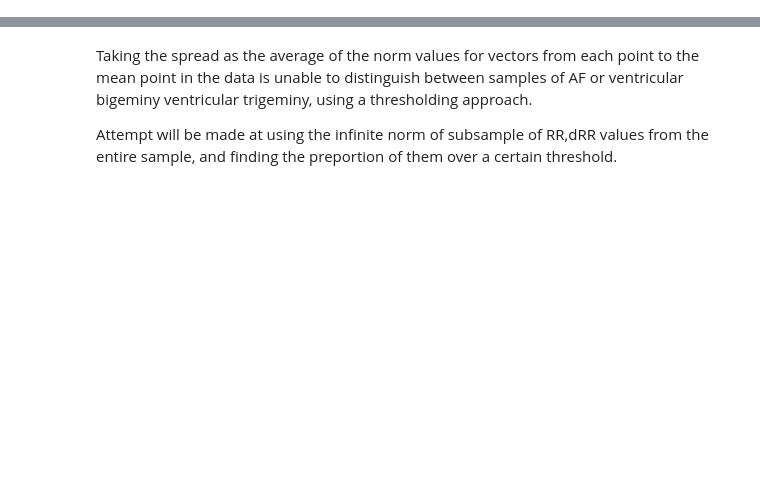
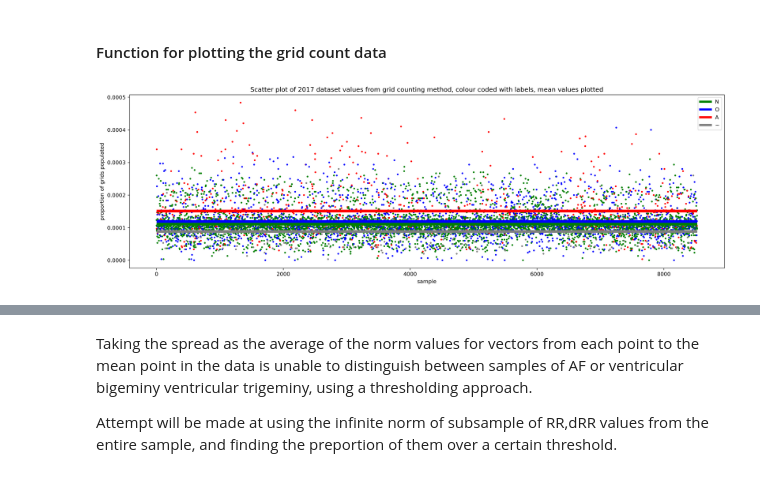
Before and after one commit to jordanesmith/Data_of_your_Heart_11B_Project, a Jupyter notebook: RRintervalsMethod.ipynb, the cells around one changed output, grey strips where cells are left out. Saved outputs shown, nothing was run; the diff lists cells and outputs as text; code cells hidden in the pictures; blank space fills up the shorter version.

Commit message:
updated RR method notebook

```diff
--- a/RRintervalsMethod.ipynb
+++ b/RRintervalsMethod.ipynb
@@ -55,0 +154,14 @@ It seems as though A00002, A00004 and A00005
+# %%
+def get_label(filename):
+    return labels_df[labels_df["filename"] == filename].label.item()
+
+# sorted_data = {k: v for k, v in sorted(grid_counting_data.items(), key=lambda item: item[1])}
+labels = {filename: get_label(filename) for filename in grid_counting_data.keys()}
+# %%
+colour_key = {"N": "g", "O": "b", "A": "r", "~": "grey"}
+size_key = {"N": 5, "O": 5, "A": 5, "~": 5}
+# %%
+average_values_for_each_category = [np.mean(np.array([grid_counting_data[filename] for filename in labels.keys() if labels[filename] == label])) for label in colour_key.keys()]
+average_values_for_each_category = dict(zip(colour_key.keys(),average_values_for_each_category))
+# %% [markdown]
+#### Function for plotting the grid count data
@@ -55,0 +170,29 @@ It seems as though A00002, A00004 and A00005
+# %%
+def plot_grid_count_data_and_averages(grid_counting_data, colour_key, size_key, average_values_for_each_category):
+
+    # plot format stuff
+    plt.rcParams["figure.figsize"] = (20,6)
+    plt.rcParams['figure.dpi'] = 300
+
+    # find data and visual metadata for plotting
+    x = np.arange(len(grid_counting_data))
+    y = list(grid_counting_data.values())
+    colours = [colour_key[labels[filename]] for filename in grid_counting_data.keys()]
+    sizes = [size_key[labels[filename]] for filename in grid_counting_data.keys()]
+
+    # plot and produce legend and axes labels
+    plt.scatter(x, y, s=sizes, c=colours)
+    plt.xlabel("sample")
+    plt.ylabel("proportion of grids populated")
+    plt.title("Scatter plot of 2017 dataset values from grid counting method, colour coded with labels, mean values plotted")
+
+    custom_lines = [Line2D([0], [0], color=colour_, lw=4) for colour_ in colour_key.values()]
+    plt.legend(custom_lines, [key for key in colour_key.keys()])
+
+    # plot average values
+    for label, average_value in average_values_for_each_category.items():
+        plt.hlines(average_value, 0, len(grid_counting_data), color=colour_key[label], linewidths=5)
+# %%
+plot_grid_count_data_and_averages(grid_counting_data, colour_key, size_key, average_values_for_each_category)
+# %% [output]
+[figure, added]
```
Also changed, not shown: parts of 56 cells of this notebook.
